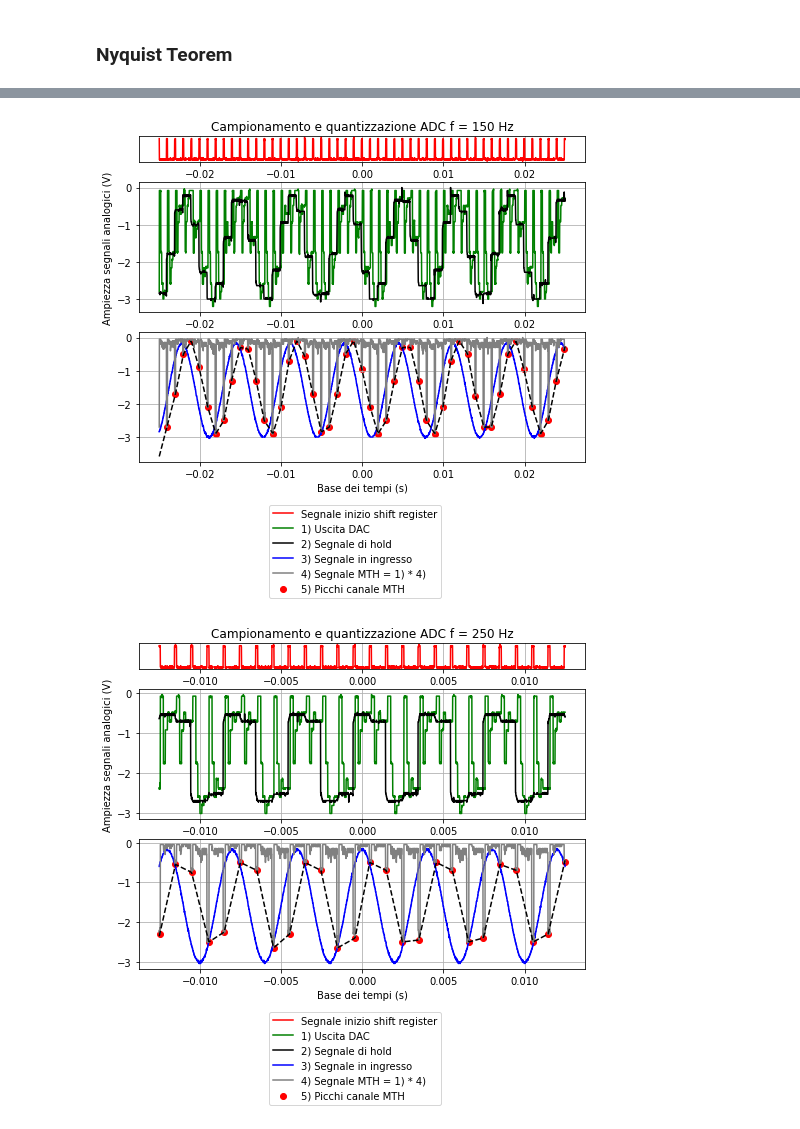
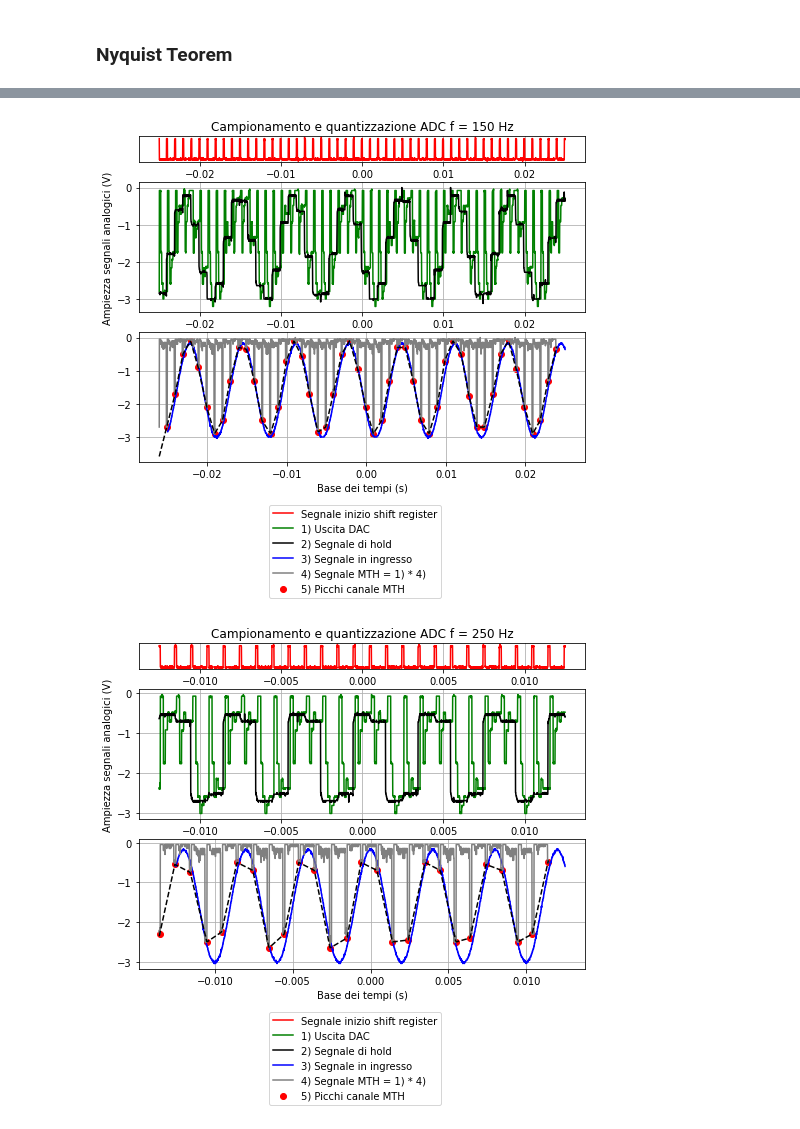
Before and after one commit to valeriopagliarino/Electronics-2021-UNITO-Public, a Jupyter notebook: analysis/3_Peak_dectection.ipynb, the cells around one changed output, grey strips where cells are left out. Drawn from its saved outputs; the diff is of its cells as text; code cells hidden in the pictures.

```diff
--- a/analysis/3_Peak_dectection.ipynb
+++ b/analysis/3_Peak_dectection.ipynb
@@ -172,6 +174,9 @@ ch3_f = openTek(filePrefix + s+"CH3.CSV")['Data'].to_numpy().transpose()
 ch4_f = openTek(filePrefix + s+"CH4.CSV")['Data'].to_numpy().transpose()
 mth_f = openTek(filePrefix + s+"MTH.CSV")['Data'].to_numpy().transpose()
 
+
+sf = 0.00107
+
 ch1_t = ch1_f[0]
 ch1_s = ch1_f[1]
 ch2_t = ch2_f[0]
@@ -180,7 +185,7 @@ ch3_t = ch3_f[0]
 ch3_s = ch3_f[1]
 ch4_t = ch4_f[0]
 ch4_s = ch4_f[1]
-mth_t = mth_f[0]
+mth_t = mth_f[0]-sf
 mth_s = mth_f[1]/ch2_s.max()
 
 p = list(scipy.signal.find_peaks(mth_s * -1., distance=40))[0]
@@ -213,7 +218,7 @@ fig.legend(loc = "lower center", bbox_to_anchor = (0.5, -0.2))
 
 plt.savefig(f"{OUTPUTDIR}/campionamento_150Hz.pdf")
 # %% [output]
-[figure, old version]
+[figure, new version]
 # %%
 s = '18'
 filePrefix = f"{DATADIR}/2-11-21/ALL00"+s+"/F00"
@@ -223,6 +228,8 @@ ch3_f = openTek(filePrefix + s+"CH3.CSV")['Data'].to_numpy().transpose()
 ch4_f = openTek(filePrefix + s+"CH4.CSV")['Data'].to_numpy().transpose()
 mth_f = openTek(filePrefix + s+"MTH.CSV")['Data'].to_numpy().transpose()
 
+sf = 0.00107
+
 ch1_t = ch1_f[0]
 ch1_s = ch1_f[1]
 ch2_t = ch2_f[0]
@@ -231,7 +238,7 @@ ch3_t = ch3_f[0]
 ch3_s = ch3_f[1]
 ch4_t = ch4_f[0]
 ch4_s = ch4_f[1]
-mth_t = mth_f[0]
+mth_t = mth_f[0]-sf
 mth_s = mth_f[1]/ch2_s.max()
 
 p = list(scipy.signal.find_peaks(mth_s * -1., distance=90))[0]
@@ -239,34 +246,34 @@ p = list(scipy.signal.find_peaks(mth_s * -1., distance=90))[0]
 res = [i for i in range(0,len(p)-1) if i%2==0]
 
 xint = np.linspace(mth_t.min(), mth_t.max(), 500)
 spl = make_interp_spline(mth_t[p], mth_s[p], k=1)  # type: BSpline
 interp = spl(xint)
 
 gs_kw = dict(height_ratios=[1,5,5])
 fig, ax = plt.subplots(nrows = 3, ncols = 1, figsize = (8, 6), gridspec_kw=gs_kw)
 
 ax[0].axes.yaxis.set_visible(False)
 ax[0].set(title = "Campionamento e quantizzazione ADC f = 250 Hz")
 ax[1].plot(ch1_t, ch1_s, color = "green", label = "1) Uscita DAC") #Campionamento all bits
 ax[1].plot(ch3_t, ch3_s, color = "black", label="2) Segnale di hold")
 ax[2].plot(ch4_t, ch4_s, color = "blue", label="3) Segnale in ingresso")
 ax[2].plot(mth_t, mth_s, color = "grey", label="4) Segnale MTH = 1) * 4)")
 
 ax[2].scatter(mth_t[p], mth_s[p], color = "red",label = "5) Picchi canale MTH")
 ax[2].plot(xint, interp, color = "black", linestyle = "--")
 
 ax[0].plot(ch2_t, ch2_s/5, color = "red", label = "Segnale inizio shift register")
 ax[0].grid()
 ax[1].grid()
 ax[2].grid()
 
 ax[-1].set(xlabel = "Base dei tempi (s)")
 ax[1].set(ylabel = "Ampiezza segnali analogici (V)")
 fig.legend(loc = "lower center", bbox_to_anchor = (0.5, -0.2))
 
 plt.savefig(f"{OUTPUTDIR}/campionamento_250Hz.pdf")
 # %% [output]
-[figure, old version]
+[figure, new version]
 # %%
 s = '19'
 filePrefix = f"{DATADIR}/2-11-21/ALL00"+s+"/F00"
```
Also changed, not shown: parts of 4 cells of this notebook, 20 other files.
